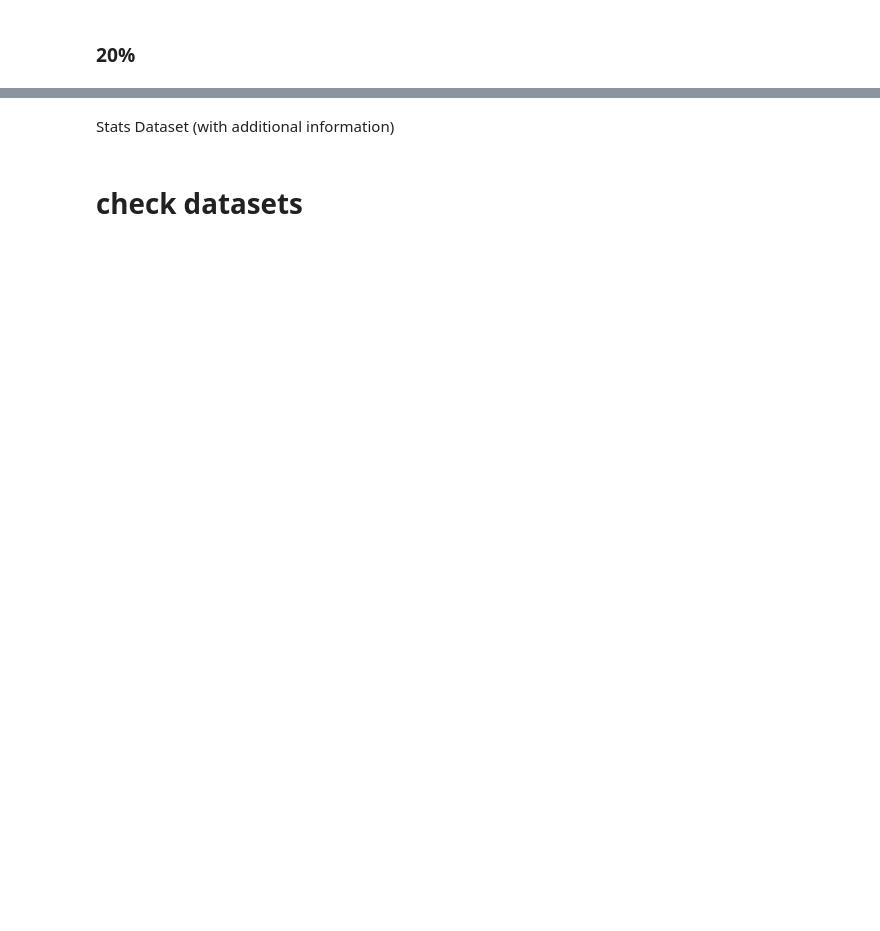
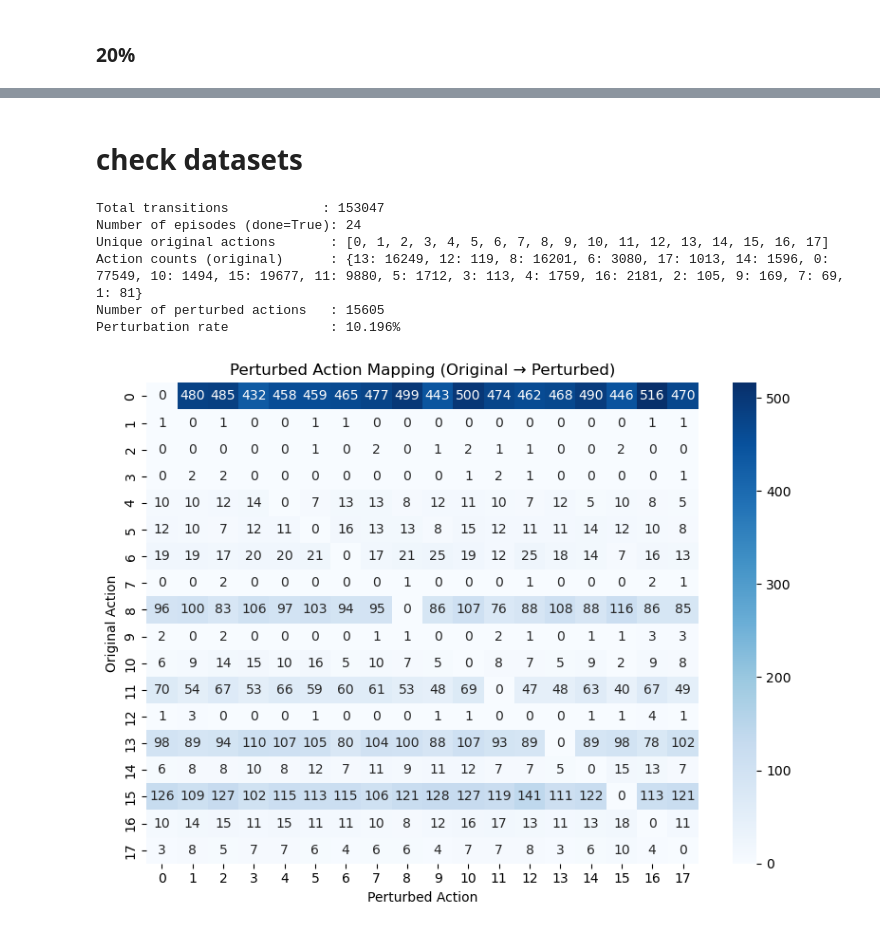
Before and after one commit to ManuelSperl/master-thesis-ai, a Jupyter notebook: main_datasets.ipynb, the cells around one changed output, grey strips where cells are left out. Drawn from its saved outputs; the diff is of its cells as text; code cells hidden in the pictures; blank space fills up the shorter version.

```diff
--- a/main_datasets.ipynb
+++ b/main_datasets.ipynb
@@ -880,2 +1060,0 @@ seaquest_expert_perturb20 = generate_dataset(
-# %% [markdown]
-Stats Dataset (with additional information)
@@ -965,3 +1134,17 @@ def plot_perturbation_heatmap(dataset, action_size=18):
     plt.title("Perturbed Action Mapping (Original → Perturbed)")
     plt.tight_layout()
     plt.show()
+# %%
+dataset_path = 'datasets/beginner_logs/seaquest_beginner_perturb10.pkl'
+dataset = load_dataset(dataset_path)
+
+info = inspect_dataset(dataset)
+plot_perturbation_heatmap(dataset)
+# %% [output]
+Total transitions            : 153047
+Number of episodes (done=True): 24
+Unique original actions       : [0, 1, 2, 3, 4, 5, 6, 7, 8, 9, 10, 11, 12, 13, 14, 15, 16, 17]
+Action counts (original)      : {13: 16249, 12: 119, 8: 16201, 6: 3080, 17: 1013, 14: 1596, 0: 77549, 10: 1494, 15: 19677, 11: 9880, 5: 1712, 3: 113, 4: 1759, 16: 2181, 2: 105, 9: 169, 7: 69, 1: 81}
+Number of perturbed actions   : 15605
+Perturbation rate             : 10.196%
+[figure, added]
```
Also changed, not shown: parts of 93 cells of this notebook, 30 other files.
